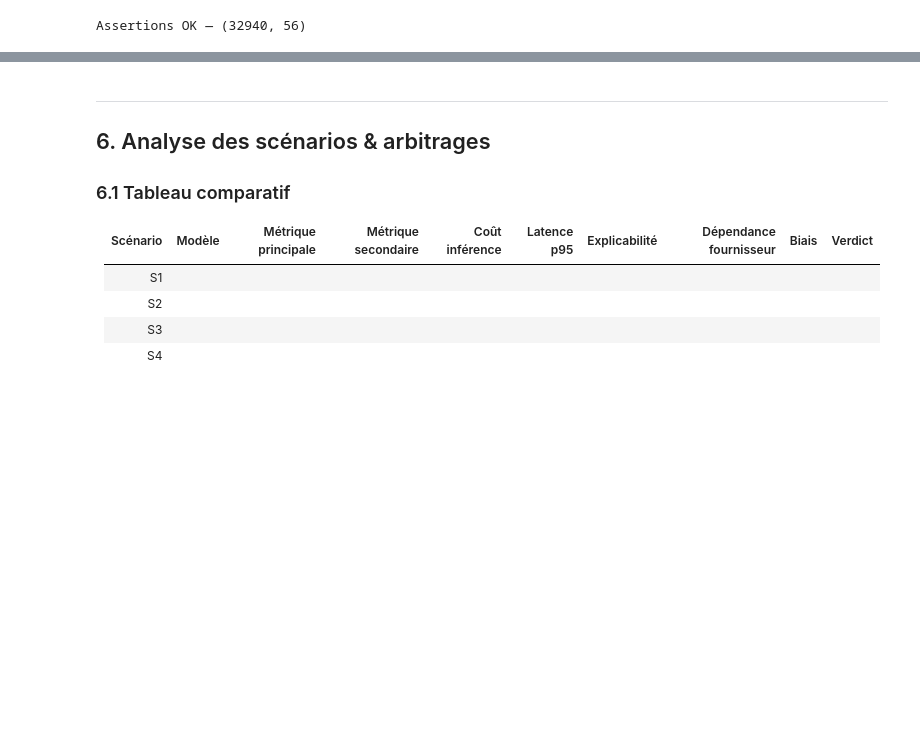
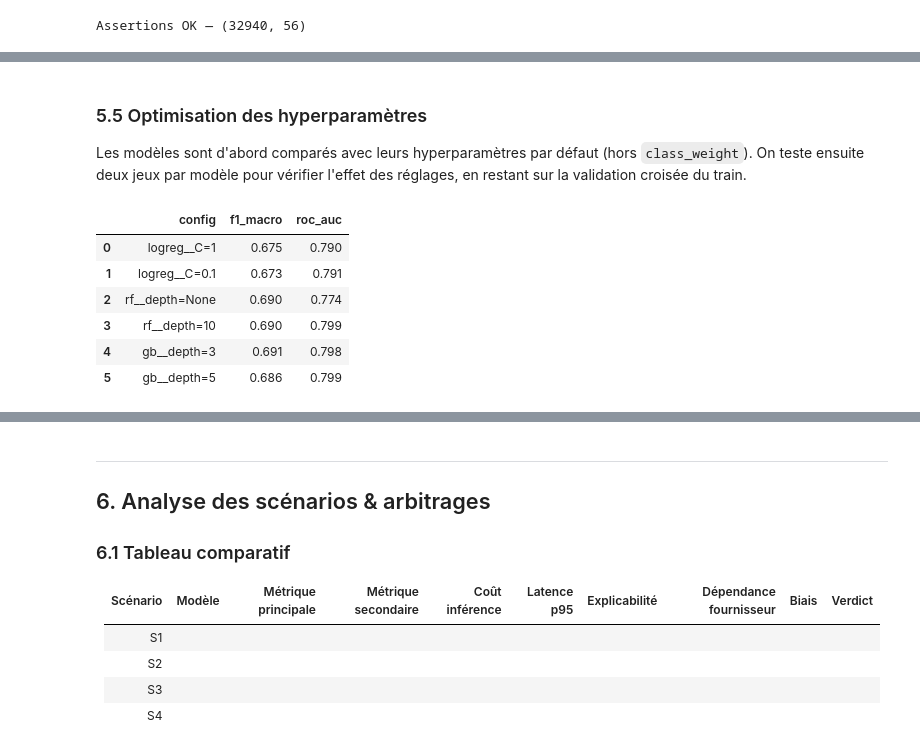
Before and after one commit to jeremy-formation-ia/cas-d-usage-jeremy-calvo, a Jupyter notebook: notebooks/cas-usage-marketing-bancaire.ipynb, the cells around one changed output, grey strips where cells are left out. Cells and saved outputs as stored; diff of their text form; code cells hidden in the pictures; blank space fills up the shorter version.

```diff
--- a/notebooks/cas-usage-marketing-bancaire.ipynb
+++ b/notebooks/cas-usage-marketing-bancaire.ipynb
@@ -652,0 +708,36 @@ Assertions OK — (32940, 56)
+# %% [markdown]
+### 5.5 Optimisation des hyperparamètres
+
+Les modèles sont d'abord comparés avec leurs hyperparamètres par défaut (hors `class_weight`). On teste ensuite deux jeux par modèle pour vérifier l'effet des réglages, en restant sur la validation croisée du train.
+# %%
+# 5.5 Deux jeux d'hyperparamètres par modèle, sur le scénario S2 (sans duration)
+from sklearn.ensemble import RandomForestClassifier, HistGradientBoostingClassifier
+from sklearn.linear_model import LogisticRegression
+
+tuning_configs = {
+    "logreg__C=1": LogisticRegression(max_iter=1000, class_weight="balanced", random_state=RANDOM_STATE),
+    "logreg__C=0.1": LogisticRegression(C=0.1, max_iter=1000, class_weight="balanced", random_state=RANDOM_STATE),
+    "rf__depth=None": RandomForestClassifier(n_estimators=200, class_weight="balanced", random_state=RANDOM_STATE, n_jobs=-1),
+    "rf__depth=10": RandomForestClassifier(n_estimators=200, max_depth=10, min_samples_leaf=10, class_weight="balanced", random_state=RANDOM_STATE, n_jobs=-1),
+    "gb__depth=3": HistGradientBoostingClassifier(class_weight="balanced", random_state=RANDOM_STATE),
+    "gb__depth=5": HistGradientBoostingClassifier(max_depth=5, class_weight="balanced", random_state=RANDOM_STATE),
+}
+
+from src.modeling import cross_validate_model
+
+tuning_rows = []
+for name, est in tuning_configs.items():
+    scores = cross_validate_model(est, SCENARIOS["S2"], X_train, y_train)
+    tuning_rows.append({"config": name, "f1_macro": round(scores["f1_macro_mean"], 3),
+                        "roc_auc": round(scores["roc_auc_mean"], 3)})
+
+import pandas as pd
+pd.DataFrame(tuning_rows)
+# %% [output]
+|  | config | f1_macro | roc_auc |
+| 0 | logreg__C=1 | 0.675 | 0.790 |
+| 1 | logreg__C=0.1 | 0.673 | 0.791 |
+| 2 | rf__depth=None | 0.690 | 0.774 |
+| 3 | rf__depth=10 | 0.690 | 0.799 |
+| 4 | gb__depth=3 | 0.691 | 0.798 |
+| 5 | gb__depth=5 | 0.686 | 0.799 |
```
Also changed, not shown: parts of 23 cells of this notebook, 4 other files.
